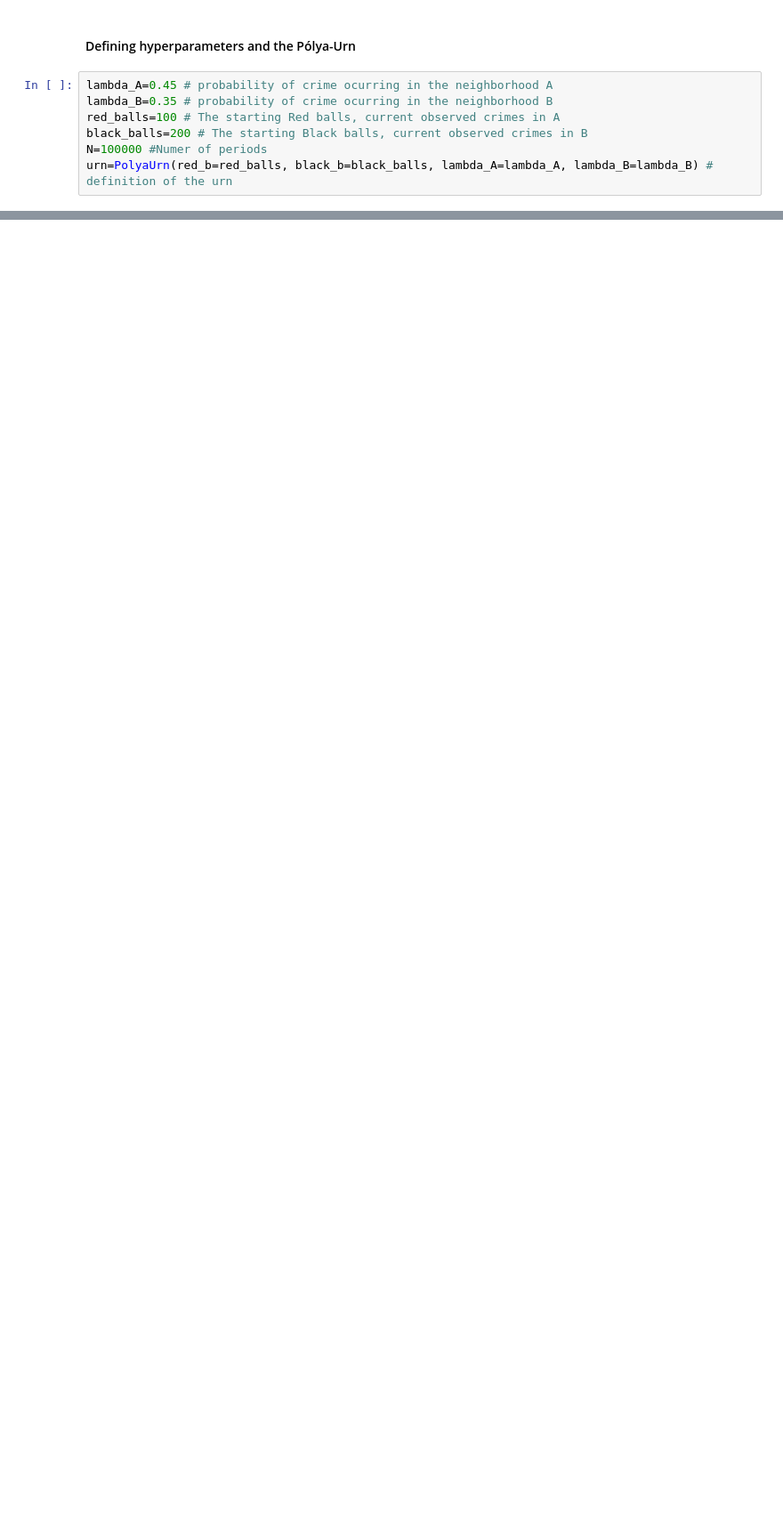
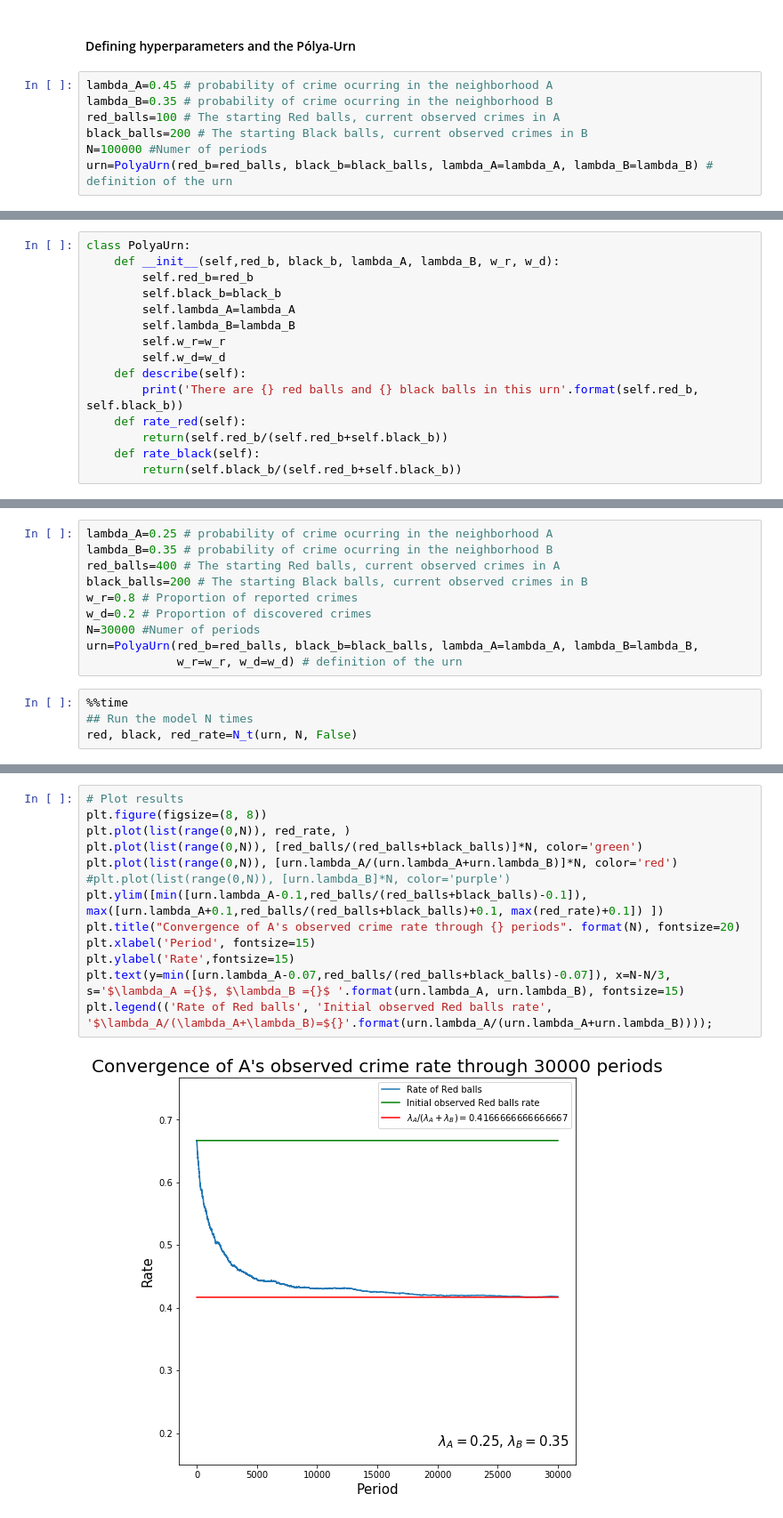
Before and after one commit to JuanMoreno11/Replication_feedback, a Jupyter notebook: Replication.ipynb, the cells around one changed output, grey strips where cells are left out. Shown at 89% size. Drawn from its saved outputs; the diff is of its cells as text; blank space fills up the shorter version.

```diff
--- a/Replication.ipynb
+++ b/Replication.ipynb
@@ -654,0 +659,15 @@ $\begin{pmatrix}
+# %%
+class PolyaUrn:
+    def __init__(self,red_b, black_b, lambda_A, lambda_B, w_r, w_d):
+        self.red_b=red_b
+        self.black_b=black_b
+        self.lambda_A=lambda_A
+        self.lambda_B=lambda_B
+        self.w_r=w_r
+        self.w_d=w_d
+    def describe(self):
+        print('There are {} red balls and {} black balls in this urn'.format(self.red_b, self.black_b))
+    def rate_red(self):
+        return(self.red_b/(self.red_b+self.black_b))
+    def rate_black(self):
+        return(self.black_b/(self.red_b+self.black_b))
@@ -654,0 +835,14 @@ $\begin{pmatrix}
+# %%
+lambda_A=0.25 # probability of crime ocurring in the neighborhood A
+lambda_B=0.35 # probability of crime ocurring in the neighborhood B
+red_balls=400 # The starting Red balls, current observed crimes in A
+black_balls=200 # The starting Black balls, current observed crimes in B
+w_r=0.8 # Proportion of reported crimes
+w_d=0.2 # Proportion of discovered crimes
+N=30000 #Numer of periods
+urn=PolyaUrn(red_b=red_balls, black_b=black_balls, lambda_A=lambda_A, lambda_B=lambda_B,
+             w_r=w_r, w_d=w_d) # definition of the urn
+# %%
+%%time
+## Run the model N times
+red, black, red_rate=N_t(urn, N, False)
@@ -654,0 +851,15 @@ $\begin{pmatrix}
+# %%
+# Plot results
+plt.figure(figsize=(8, 8))
+plt.plot(list(range(0,N)), red_rate, )
+plt.plot(list(range(0,N)), [red_balls/(red_balls+black_balls)]*N, color='green')
+plt.plot(list(range(0,N)), [urn.lambda_A/(urn.lambda_A+urn.lambda_B)]*N, color='red')
+#plt.plot(list(range(0,N)), [urn.lambda_B]*N, color='purple')
+plt.ylim([min([urn.lambda_A-0.1,red_balls/(red_balls+black_balls)-0.1]), max([urn.lambda_A+0.1,red_balls/(red_balls+black_balls)+0.1, max(red_rate)+0.1]) ])
+plt.title("Convergence of A's observed crime rate through {} periods". format(N), fontsize=20)
+plt.xlabel('Period', fontsize=15)
+plt.ylabel('Rate',fontsize=15)
+plt.text(y=min([urn.lambda_A-0.07,red_balls/(red_balls+black_balls)-0.07]), x=N-N/3, s='$\lambda_A ={}$, $\lambda_B ={}$ '.format(urn.lambda_A, urn.lambda_B), fontsize=15)
+plt.legend(('Rate of Red balls', 'Initial observed Red balls rate', '$\lambda_A/(\lambda_A+\lambda_B)=${}'.format(urn.lambda_A/(urn.lambda_A+urn.lambda_B))));
+# %% [output]
+[figure, added]
```
Also changed, not shown: parts of 12 cells of this notebook.
